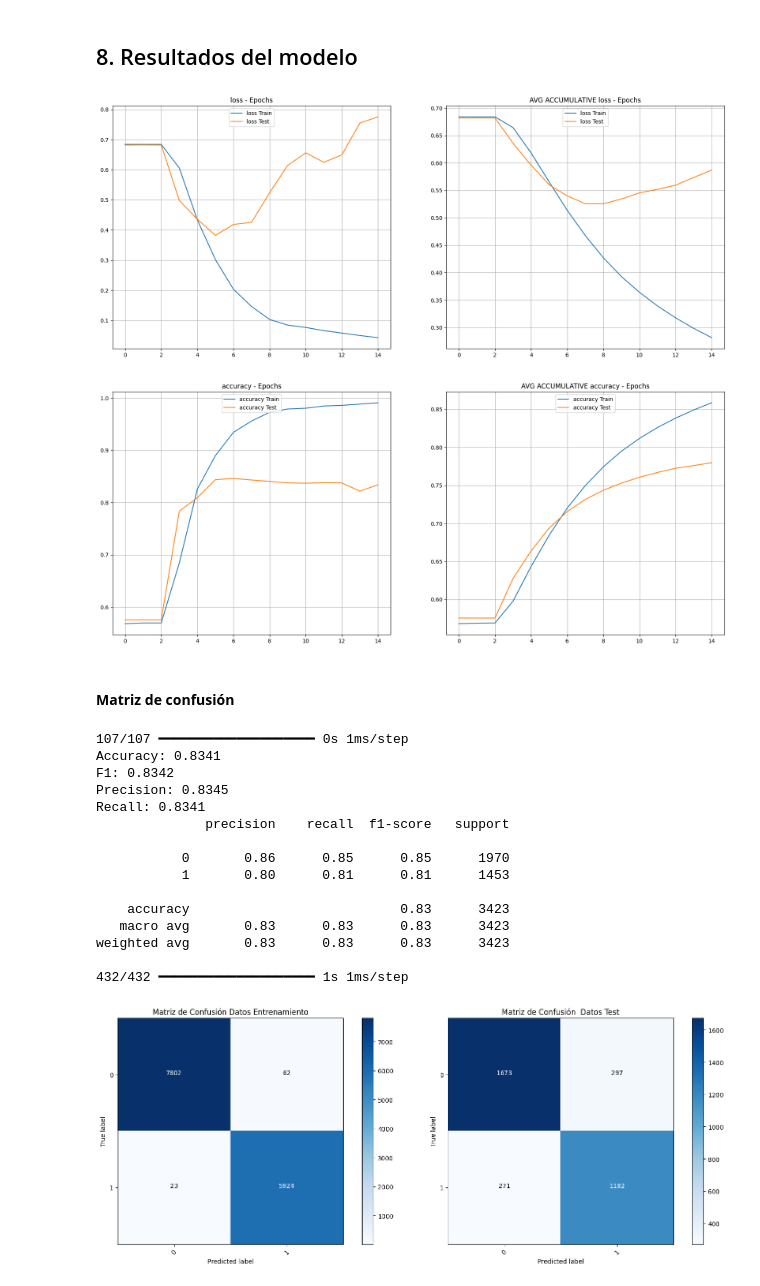
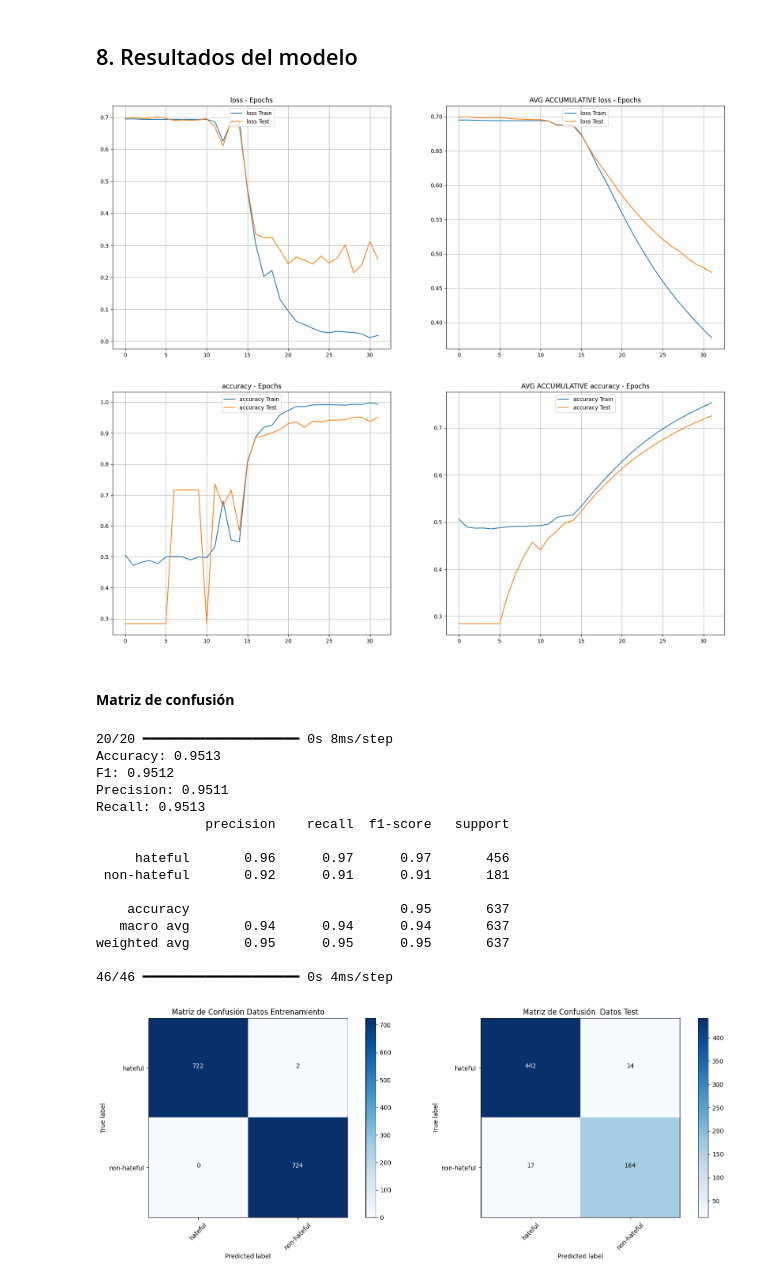
Before and after one commit to LuisGil11/Proyecto2-IA, a Jupyter notebook: Proyecto_2.ipynb, the cells around one changed output. Cells and saved outputs as stored; diff of their text form; code cells hidden in the pictures.

Commit message:
red con comentarios de odio

```diff
--- a/Proyecto_2.ipynb
+++ b/Proyecto_2.ipynb
@@ -40,13 +40,18 @@ from sklearn.preprocessing import LabelEncoder
 from keras._tf_keras.keras.preprocessing.text import one_hot
 nlp = spacy.load("es_core_news_md")
 
-splits = {'train': 'train.csv', 'validation': 'validation.csv'}
-trainning_df = pd.read_csv("hf://datasets/Ernesto-1997/Sarcastic_spanish_dataset/" + splits["train"])
-validation_df = pd.read_csv("hf://datasets/Ernesto-1997/Sarcastic_spanish_dataset/" + splits["validation"])
+sarcasmo_df = pd.read_csv('./comentarios_de_odio.csv', sep=',', encoding='utf-8')
+
+sarcasmo_df = sarcasmo_df[['test_case', 'label_gold']]
+
+print('Número de Comentarios Cargados: {num}'.format(num=sarcasmo_df.shape[0]))
+
+trainning_df = sarcasmo_df.sample(frac=0.8, random_state=200)
+validation_df = sarcasmo_df.drop(trainning_df.index)
 
 print('Número de Comentarios de entrenamiento Cargados: {num}'.format(num=trainning_df.shape[0]))
 print('Número de Comentarios de validación Cargados: {num}'.format(num=validation_df.shape[0]))
 
-trainning_comentarios = [list(x) for x in trainning_df[['Texto', 'Sarcasmo']].values]
-validation_comentarios = [list(x) for x in validation_df[['Texto', 'Sarcasmo']].values]
+trainning_comentarios = [list(x) for x in trainning_df[['test_case', 'label_gold']].values]
+validation_comentarios = [list(x) for x in validation_df[['test_case', 'label_gold']].values]
 # %% [output]
@@ -61,6 +67,8 @@ Para procesar los comentarios o textos de una forma acorde y generalizada, debem
 
 > Tokenización: Cada frase la tratamos como un conjunto de tokens o palabras (en este caso). Posteriormente tomaremos un conjunto de palabras que formarán una secuencia de tokens
 # %%
+import random
+
 nlp = spacy.load('es_core_news_md')
 
 def normalize(comentarios, min_word=5):
@@ -80,6 +88,24 @@ def normalize(comentarios, min_word=5):
 X_train_norm = normalize(trainning_comentarios)
 X_test_norm = normalize(validation_comentarios)
 
+hateful = []
+non_hateful = []
+
+for comment in X_train_norm:
+    if comment[1] == 'hateful':
+        hateful.append(comment)
+    else:
+        non_hateful.append(comment)
+
+hateful = hateful[:-1087]
+
+X_train_norm = hateful + non_hateful
+
+X_train_norm = random.sample(X_train_norm, len(X_train_norm))
+
+print('Comentarios de odio: {}'.format(len(hateful)))
+print('Comentarios no odiosos: {}'.format(len(non_hateful)))
+
 X_train = [doc[0] for doc in X_train_norm]
 y_train = np.array([doc[1] for doc in X_train_norm])
 X_test = [doc[0] for doc in X_test_norm]
@@ -183,7 +209,7 @@ EMBEDDING_SIZE = 32
 
 model = Sequential()
 model.add(Embedding(VOCAB_SIZE, EMBEDDING_SIZE))
-model.add(LSTM(12, input_shape=(MAX_WORDS, EMBEDDING_SIZE)))
+model.add(LSTM(100, input_shape=(MAX_WORDS, EMBEDDING_SIZE)))
 model.add(Dropout(0.05))
 model.add(Dense(2, activation='softmax'))
 # Compilación del modelo
@@ -192,5 +218,5 @@ model.compile(loss='sparse_categorical_crossentropy', optimizer='adam', metrics=
 ## 6. Entrenamiento
 # %%
 # Entrenamiento del modelo
-history = model.fit(pad_corpus_train, y_train, epochs=15, batch_size=32, validation_data=(pad_corpus_test, y_test))
+history = model.fit(pad_corpus_train, y_train, epochs=32, batch_size=32, validation_data=(pad_corpus_test, y_test))
 # %% [output]
@@ -276,8 +302,8 @@ plot_metric(history=history, name='loss')
 # Accuracy
 plot_metric(history=history, name='accuracy')
 # %% [output]
-[figure, old version]
+[figure, new version]
-[figure, old version]
+[figure, new version]
 # %% [markdown]
 #### **Matriz de confusión**
 # %%
@@ -292,7 +318,7 @@ print('F1: {f1:0.4f}'.format(f1=f1_score(y_true=y_true, y_pred=y_pred, average='
 print('Precision: {pre:0.4f}'.format(pre=precision_score(y_true=y_true, y_pred=y_pred, average='weighted')))
 print('Recall: {rec:0.4f}'.format(rec=recall_score(y_true=y_true, y_pred=y_pred, average='weighted')))
 print(classification_report(y_true=y_true, y_pred=y_pred))
-labels = [0, 1]
+labels = ['hateful', 'non-hateful']
 confusion_matrix_test = confusion_matrix(y_true=y_true,
                                          y_pred=y_pred,
                                          labels=labels)
@@ -311,44 +337,44 @@ def plot_confusion_matrix(cm, classes, title, cmap=plt.cm.Blues):
     """
     plt.imshow(cm, interpolation='nearest', cmap=cmap)
     plt.title(title)
     plt.colorbar()
     tick_marks = np.arange(len(classes))
     plt.xticks(tick_marks, classes, rotation=45)
     plt.yticks(tick_marks, classes)
 
     thresh = cm.max() / 2.
     for i, j in itertools.product(range(cm.shape[0]), range(cm.shape[1])):
         plt.text(j, i, format(cm[i, j], 'd'), horizontalalignment="center",
                  color="white" if cm[i, j] > thresh else "black")
 
     plt.tight_layout()
     plt.ylabel('True label')
     plt.xlabel('Predicted label')
 
 
 # Pintamos las matrices de confusión
 plt.figure(figsize=(16, 6))
 plt.subplot(1, 2, 1)
 plot_confusion_matrix(confusion_matrix_train, classes=labels, title='Matriz de Confusión Datos Entrenamiento')
 plt.subplot(1, 2, 2)
 plot_confusion_matrix(confusion_matrix_test, classes=labels, title='Matriz de Confusión  Datos Test')
 plt.show()
 # %% [output]
-107/107 ━━━━━━━━━━━━━━━━━━━━ 0s 1ms/step
-Accuracy: 0.8341
-F1: 0.8342
-Precision: 0.8345
-Recall: 0.8341
+20/20 ━━━━━━━━━━━━━━━━━━━━ 0s 8ms/step
+Accuracy: 0.9513
+F1: 0.9512
+Precision: 0.9511
+Recall: 0.9513
               precision    recall  f1-score   support
 
-           0       0.86      0.85      0.85      1970
-           1       0.80      0.81      0.81      1453
+     hateful       0.96      0.97      0.97       456
+ non-hateful       0.92      0.91      0.91       181
 
-    accuracy                           0.83      3423
-   macro avg       0.83      0.83      0.83      3423
-weighted avg       0.83      0.83      0.83      3423
+    accuracy                           0.95       637
+   macro avg       0.94      0.94      0.94       637
+weighted avg       0.95      0.95      0.95       637
 
-432/432 ━━━━━━━━━━━━━━━━━━━━ 1s 1ms/step
+46/46 ━━━━━━━━━━━━━━━━━━━━ 0s 4ms/step
-[figure, old version]
+[figure, new version]
 # %%
 model.save('model.h5')
```
Also changed, not shown: parts of 8 cells of this notebook, 2 other files.
